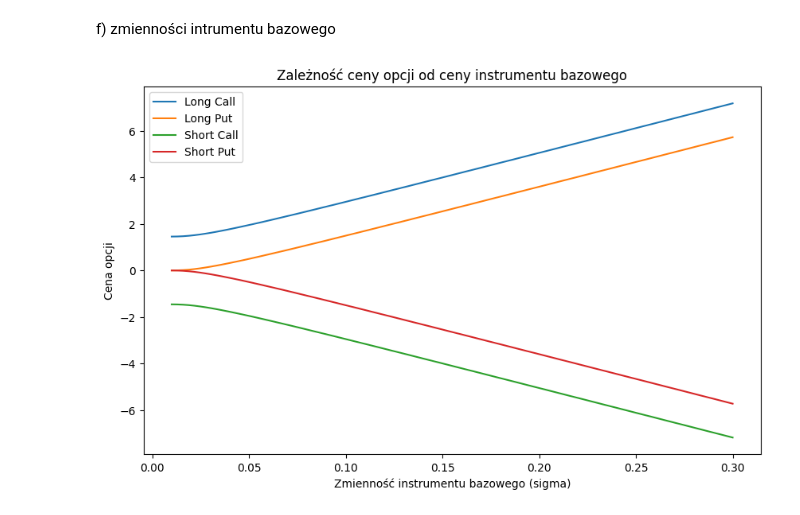
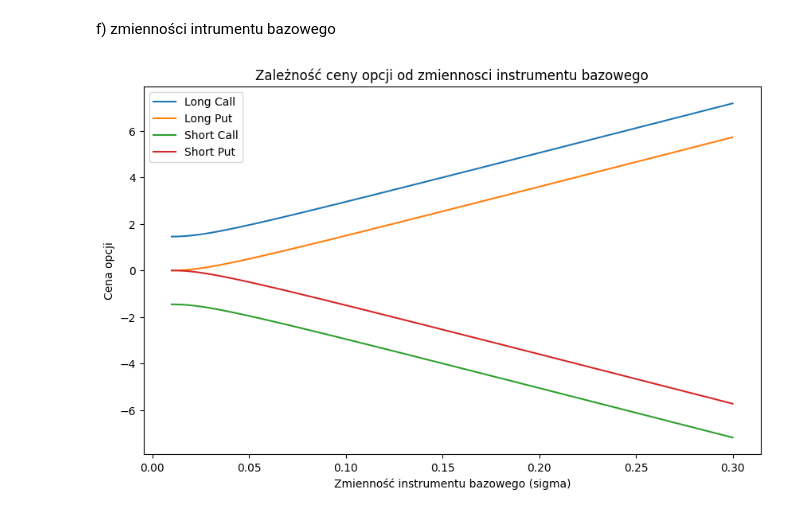
Before and after one commit to jakubzie/MarketRiskMeasures, a Jupyter notebook: 2-EU.ipynb, the cells around one changed output. Saved outputs shown, nothing was run; the diff lists cells and outputs as text; code cells hidden in the pictures.

```diff
--- a/2-EU.ipynb
+++ b/2-EU.ipynb
@@ -144,19 +151,19 @@ f) zmienności intrumentu bazowego
 # %%
 sigma_range = np.linspace(0.01, 0.3, 100)
 
 plt.figure(figsize=(10, 6))
 
 plt.plot(sigma_range, call_option_price(S, K, r, T, sigma_range), label='Long Call')
 plt.plot(sigma_range, put_option_price(S, K, r, T, sigma_range), label='Long Put')
 plt.plot(sigma_range, -call_option_price(S, K, r, T, sigma_range), label='Short Call')
 plt.plot(sigma_range, -put_option_price(S, K, r, T, sigma_range), label='Short Put')
 
-plt.title('Zależność ceny opcji od ceny instrumentu bazowego')
+plt.title('Zależność ceny opcji od zmiennosci instrumentu bazowego')
 plt.xlabel('Zmienność instrumentu bazowego (sigma)')
 plt.ylabel('Cena opcji')
 plt.legend()
 
 plt.savefig('./images/EU/f.png')
 plt.show()
 # %% [output]
-[figure, old version]
+[figure, new version]
```
Also changed, not shown: parts of 7 cells of this notebook, 16 other files.
